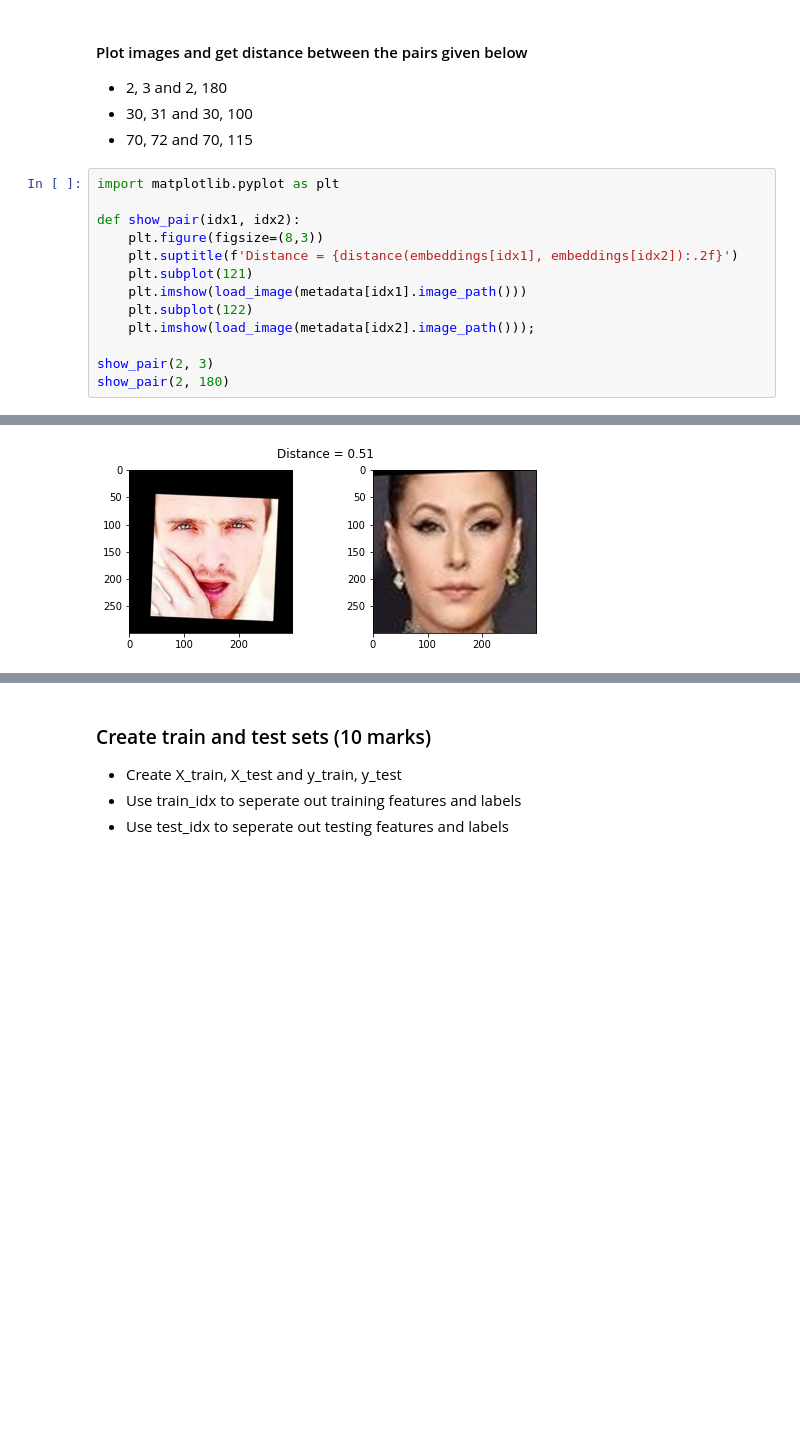
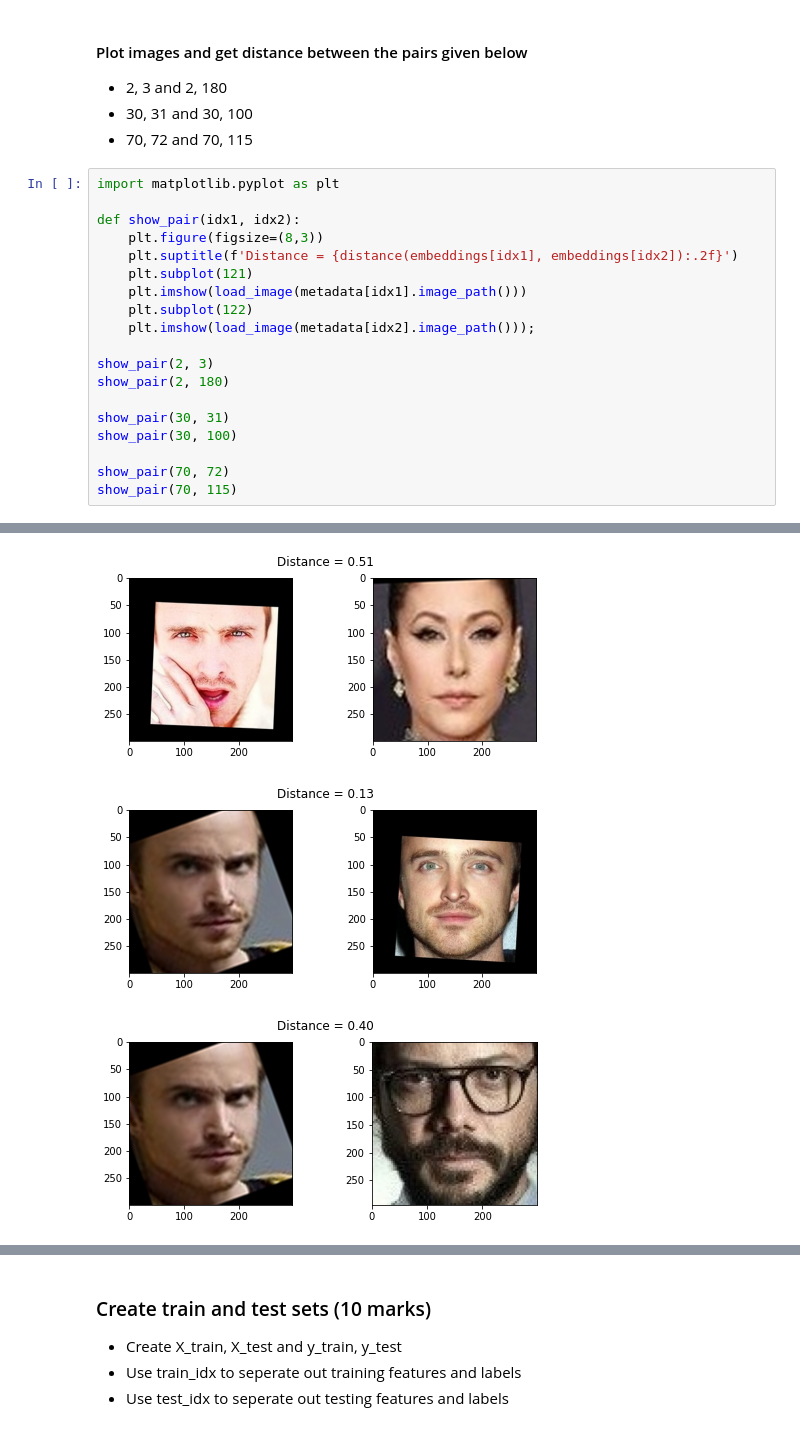
Before and after one commit to GreatLearningAIML1/bangalore-aug19-batch-vybhavsv, a Jupyter notebook: Advance_Computer_Vision_CNN_R_Project2_FaceRecognition_Vybhav_SV.ipynb, the cells around one changed output, grey strips where cells are left out. Cells and saved outputs as stored; diff of their text form; blank space fills up the shorter version.

```diff
--- a/Advance_Computer_Vision_CNN_R_Project2_FaceRecognition_Vybhav_SV.ipynb
+++ b/Advance_Computer_Vision_CNN_R_Project2_FaceRecognition_Vybhav_SV.ipynb
@@ -276,16 +335,24 @@ def distance(emb1, emb2):
 # %%
 import matplotlib.pyplot as plt
 
 def show_pair(idx1, idx2):
     plt.figure(figsize=(8,3))
     plt.suptitle(f'Distance = {distance(embeddings[idx1], embeddings[idx2]):.2f}')
     plt.subplot(121)
     plt.imshow(load_image(metadata[idx1].image_path()))
     plt.subplot(122)
     plt.imshow(load_image(metadata[idx2].image_path()));
 
 show_pair(2, 3)
 show_pair(2, 180)
+
+show_pair(30, 31)
+show_pair(30, 100)
+
+show_pair(70, 72)
+show_pair(70, 115)
 # %% [output]
 [figure]
 [figure]
+[figure, added]
+[figure, added]
```
Also changed, not shown: parts of 40 cells of this notebook.
